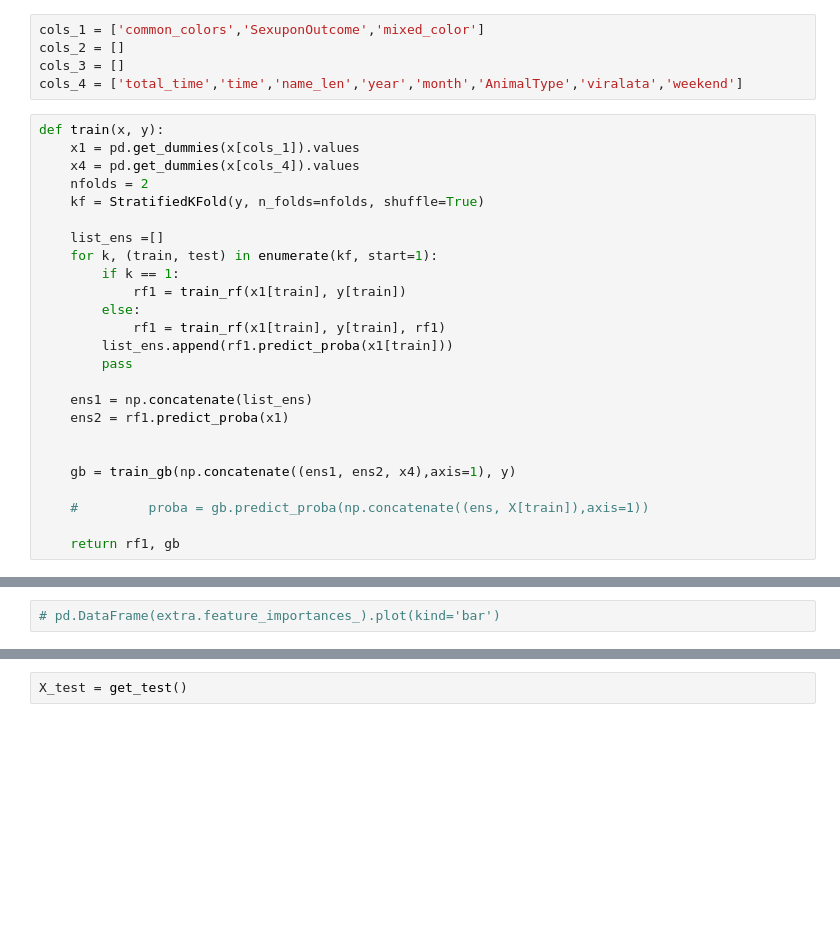
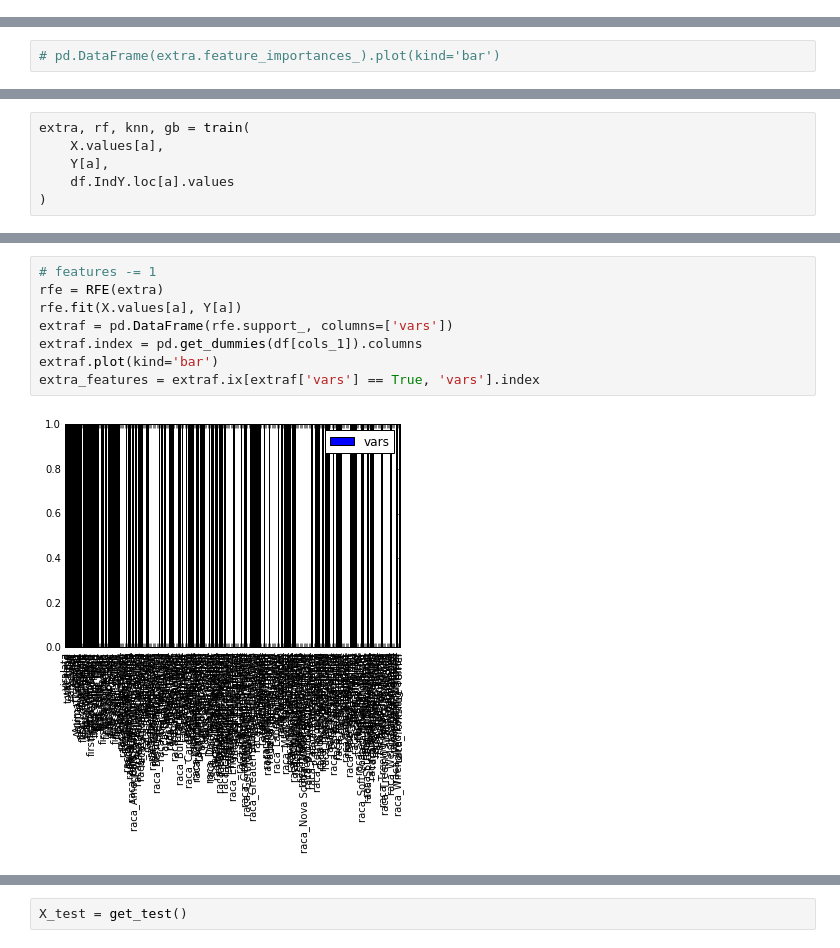
Before and after one commit to seitin/animal_outcomes, a Jupyter notebook: Untitled.ipynb, the cells around one changed output, grey strips where cells are left out. Cells and saved outputs as stored; diff of their text form; blank space fills up the shorter version.

```diff
--- a/Untitled.ipynb
+++ b/Untitled.ipynb
@@ -299,30 +206,0 @@ def train_gb(train_x, train_y, test_x=None, test_y=None):
-# %%
-cols_1 = ['common_colors','SexuponOutcome','mixed_color']
-cols_2 = []
-cols_3 = []
-cols_4 = ['total_time','time','name_len','year','month','AnimalType','viralata','weekend']
-# %%
-def train(x, y):
-    x1 = pd.get_dummies(x[cols_1]).values
-    x4 = pd.get_dummies(x[cols_4]).values
-    nfolds = 2
-    kf = StratifiedKFold(y, n_folds=nfolds, shuffle=True)
-
-    list_ens =[]
-    for k, (train, test) in enumerate(kf, start=1):
-        if k == 1:
-            rf1 = train_rf(x1[train], y[train])
-        else:
-            rf1 = train_rf(x1[train], y[train], rf1)
-        list_ens.append(rf1.predict_proba(x1[train]))
-        pass
-
-    ens1 = np.concatenate(list_ens)
-    ens2 = rf1.predict_proba(x1)
-
-
-    gb = train_gb(np.concatenate((ens1, ens2, x4),axis=1), y)
-
-    #         proba = gb.predict_proba(np.concatenate((ens, X[train]),axis=1))
-
-    return rf1, gb
@@ -371,0 +344,6 @@ fold: 5 log loss: 0.810841373546
+# %%
+extra, rf, knn, gb = train(
+    X.values[a],
+    Y[a],
+    df.IndY.loc[a].values
+)
@@ -371,0 +363,10 @@ fold: 5 log loss: 0.810841373546
+# %%
+# features -= 1
+rfe = RFE(extra)
+rfe.fit(X.values[a], Y[a])
+extraf = pd.DataFrame(rfe.support_, columns=['vars'])
+extraf.index = pd.get_dummies(df[cols_1]).columns
+extraf.plot(kind='bar')
+extra_features = extraf.ix[extraf['vars'] == True, 'vars'].index
+# %% [output]
+[figure, added]
```
Also changed, not shown: parts of 32 cells of this notebook.
